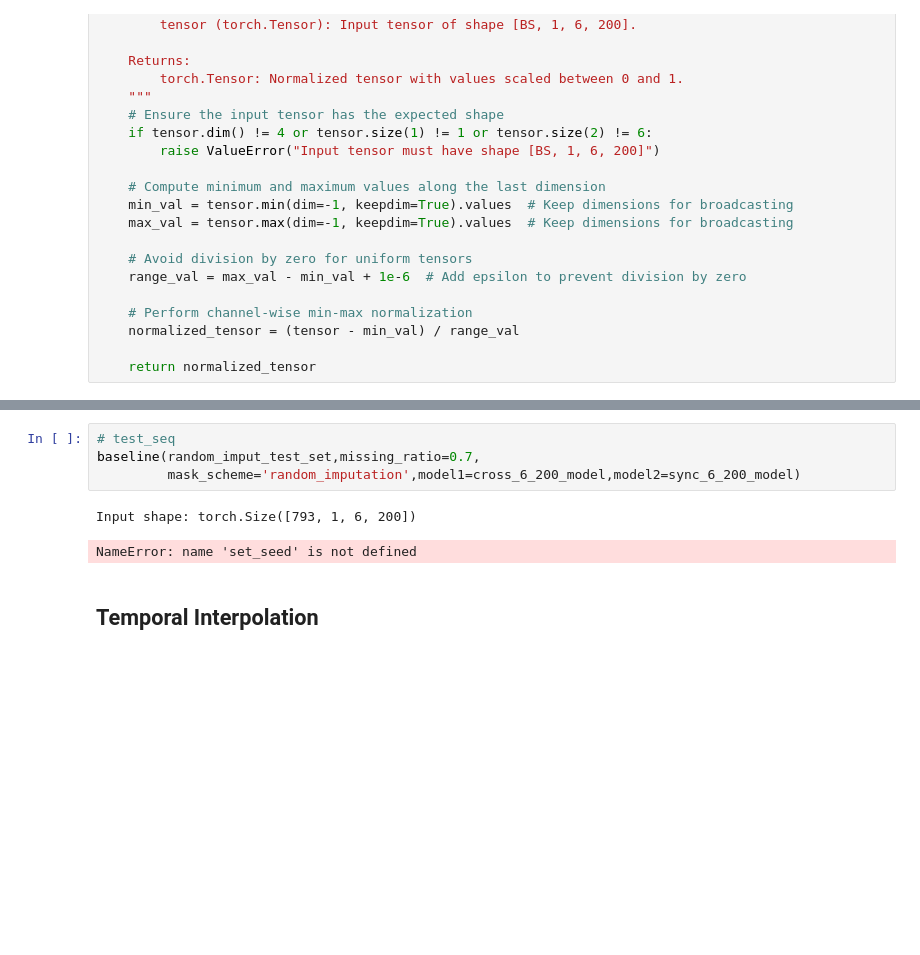
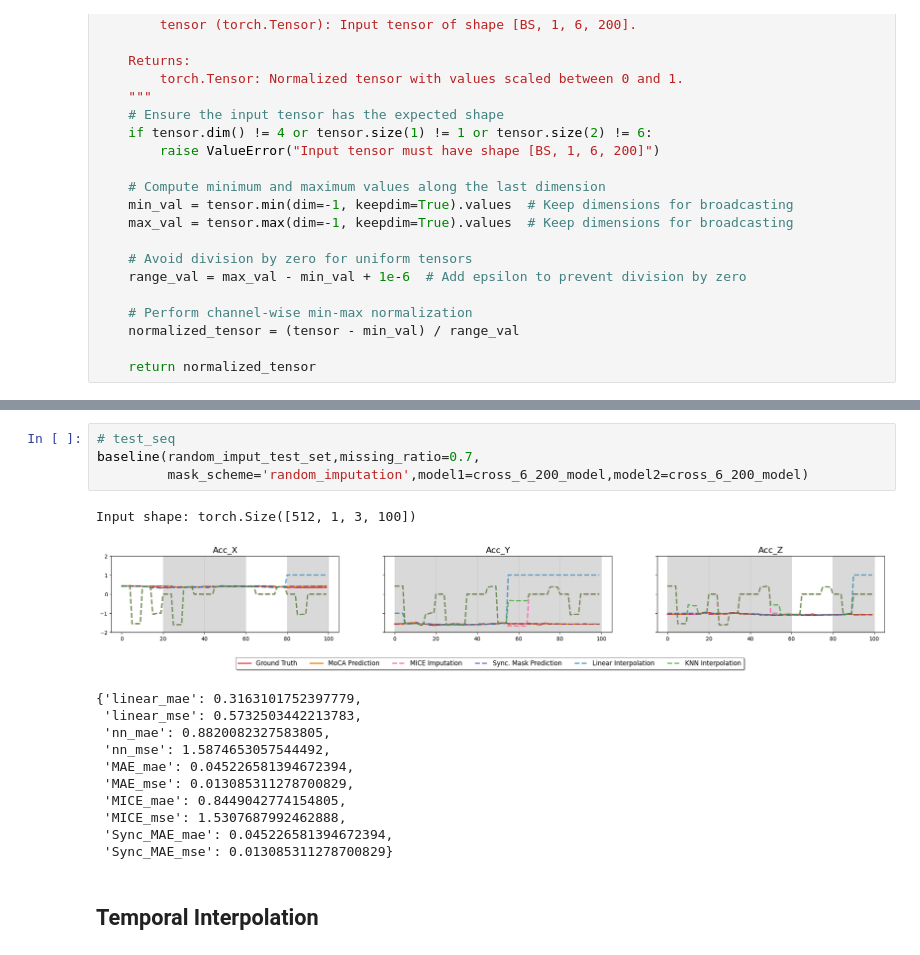
Before and after one commit to yuc0805/DeepPostures_MAE, a Jupyter notebook: MoCA/Genrative_task_eval.ipynb, the cells around one changed output, grey strips where cells are left out. Drawn from its saved outputs; the diff is of its cells as text; blank space fills up the shorter version.

```diff
--- a/MoCA/Genrative_task_eval.ipynb
+++ b/MoCA/Genrative_task_eval.ipynb
@@ -553,10 +514,20 @@ torch.Size([793, 1, 6, 200])
 # %%
 # test_seq
 baseline(random_imput_test_set,missing_ratio=0.7,
-         mask_scheme='random_imputation',model1=cross_6_200_model,model2=sync_6_200_model)
+         mask_scheme='random_imputation',model1=cross_6_200_model,model2=cross_6_200_model)
 # %% [output]
-Input shape: torch.Size([793, 1, 6, 200])
+Input shape: torch.Size([512, 1, 3, 100])
+[figure, added]
-NameError: name 'set_seed' is not defined
+{'linear_mae': 0.3163101752397779,
+ 'linear_mse': 0.5732503442213783,
+ 'nn_mae': 0.8820082327583805,
+ 'nn_mse': 1.5874653057544492,
+ 'MAE_mae': 0.045226581394672394,
+ 'MAE_mse': 0.013085311278700829,
+ 'MICE_mae': 0.8449042774154805,
+ 'MICE_mse': 1.5307687992462888,
+ 'Sync_MAE_mae': 0.045226581394672394,
+ 'Sync_MAE_mse': 0.013085311278700829}
 # %% [markdown]
 ## Temporal Interpolation
 # %%
```
Also changed, not shown: parts of 15 cells of this notebook, 1 other file.
